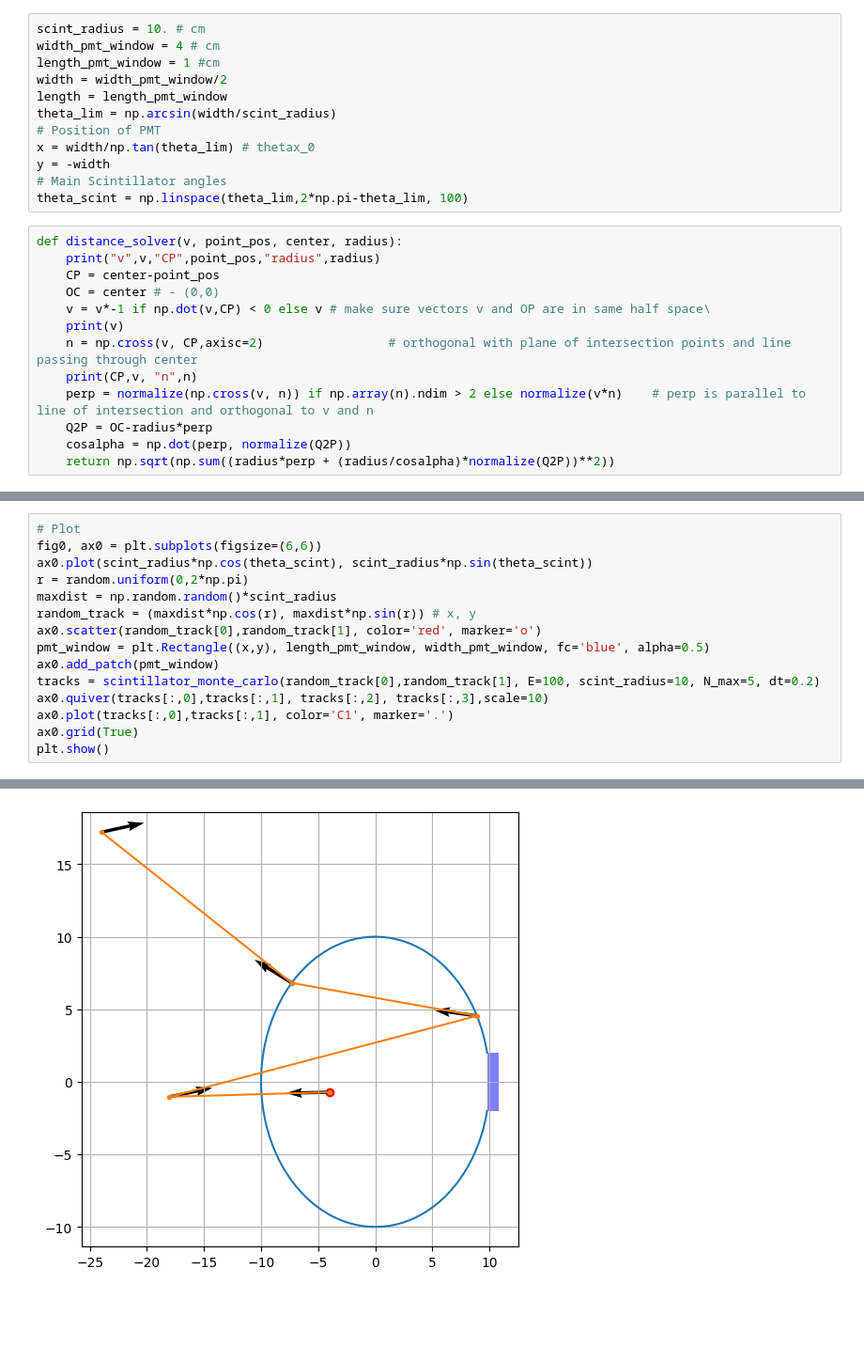
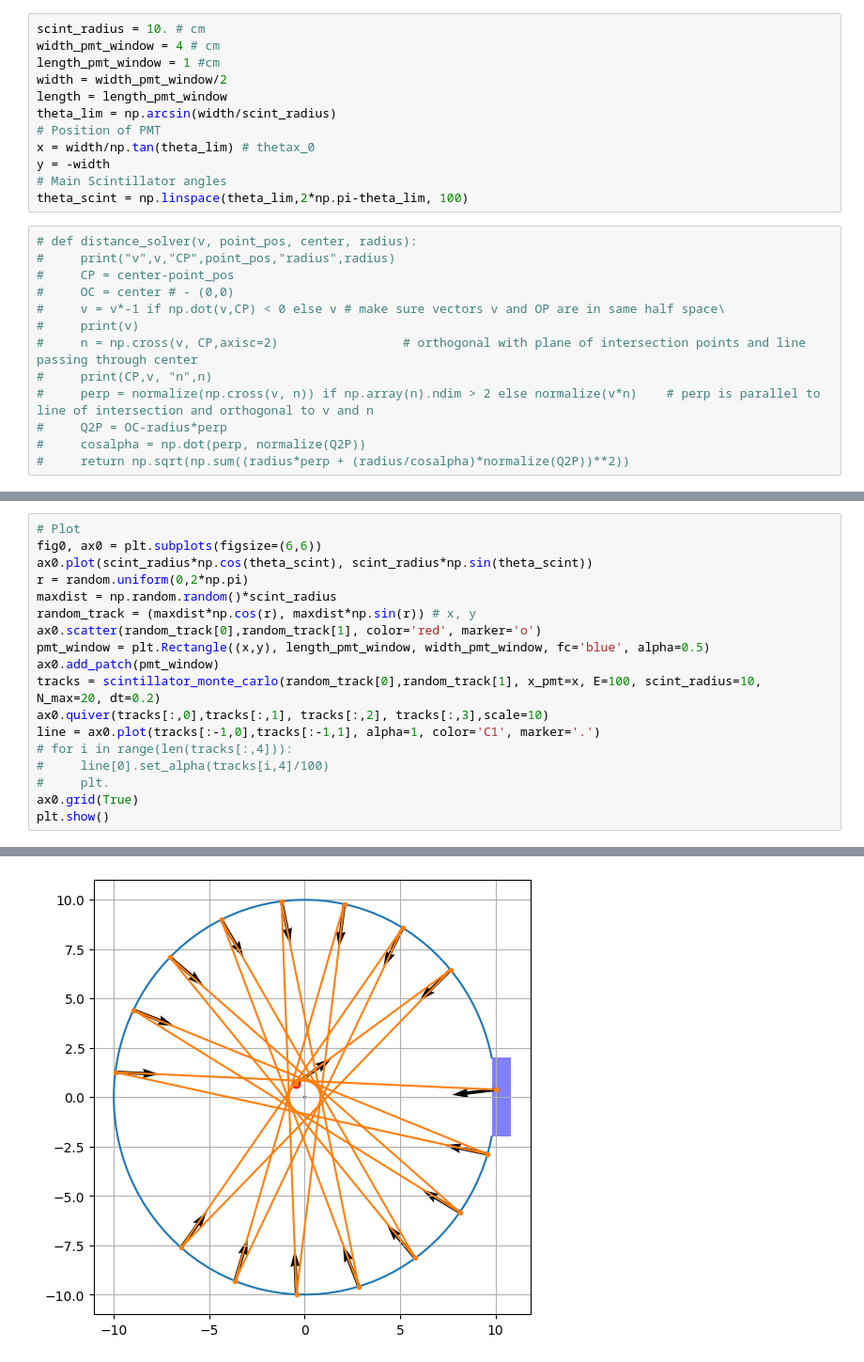
Before and after one commit to llbranch/Monte-Python, a Jupyter notebook: Monte Carlo AESOP-Lite.ipynb, the cells around one changed output, grey strips where cells are left out. Shown: that part at 94% size. Saved outputs shown, nothing was run; the diff lists cells and outputs as text; blank space fills up the shorter version.

Commit message:
PMT and fixed Scintillator

```diff
--- a/Monte Carlo AESOP-Lite.ipynb
+++ b/Monte Carlo AESOP-Lite.ipynb
@@ -31,15 +31,15 @@ y = -width
 # Main Scintillator angles
 theta_scint = np.linspace(theta_lim,2*np.pi-theta_lim, 100)
 # %%
-def distance_solver(v, point_pos, center, radius):
-    print("v",v,"CP",point_pos,"radius",radius)
-    CP = center-point_pos
-    OC = center # - (0,0)
-    v = v*-1 if np.dot(v,CP) < 0 else v # make sure vectors v and OP are in same half space\
-    print(v)
-    n = np.cross(v, CP,axisc=2)                 # orthogonal with plane of intersection points and line passing through center
-    print(CP,v, "n",n)
-    perp = normalize(np.cross(v, n)) if np.array(n).ndim > 2 else normalize(v*n)    # perp is parallel to line of intersection and orthogonal to v and n
-    Q2P = OC-radius*perp
-    cosalpha = np.dot(perp, normalize(Q2P))
-    return np.sqrt(np.sum((radius*perp + (radius/cosalpha)*normalize(Q2P))**2))
+# def distance_solver(v, point_pos, center, radius):
+#     print("v",v,"CP",point_pos,"radius",radius)
+#     CP = center-point_pos
+#     OC = center # - (0,0)
+#     v = v*-1 if np.dot(v,CP) < 0 else v # make sure vectors v and OP are in same half space\
+#     print(v)
+#     n = np.cross(v, CP,axisc=2)                 # orthogonal with plane of intersection points and line passing through center
+#     print(CP,v, "n",n)
+#     perp = normalize(np.cross(v, n)) if np.array(n).ndim > 2 else normalize(v*n)    # perp is parallel to line of intersection and orthogonal to v and n
+#     Q2P = OC-radius*perp
+#     cosalpha = np.dot(perp, normalize(Q2P))
+#     return np.sqrt(np.sum((radius*perp + (radius/cosalpha)*normalize(Q2P))**2))
@@ -90,9 +110,12 @@ random_track = (maxdist*np.cos(r), maxdist*np.sin(r)) # x, y
 ax0.scatter(random_track[0],random_track[1], color='red', marker='o')
 pmt_window = plt.Rectangle((x,y), length_pmt_window, width_pmt_window, fc='blue', alpha=0.5)
 ax0.add_patch(pmt_window)
-tracks = scintillator_monte_carlo(random_track[0],random_track[1], E=100, scint_radius=10, N_max=5, dt=0.2)
+tracks = scintillator_monte_carlo(random_track[0],random_track[1], x_pmt=x, E=100, scint_radius=10, N_max=20, dt=0.2)
 ax0.quiver(tracks[:,0],tracks[:,1], tracks[:,2], tracks[:,3],scale=10)
-ax0.plot(tracks[:,0],tracks[:,1], color='C1', marker='.')
+line = ax0.plot(tracks[:-1,0],tracks[:-1,1], alpha=1, color='C1', marker='.')
+# for i in range(len(tracks[:,4])):
+#     line[0].set_alpha(tracks[i,4]/100)
+#     plt.
 ax0.grid(True)
 plt.show()
 # %% [output]
@@ -116 +139 @@ theta=0.74π
-[figure, old version]
+[figure, new version]
```
Also changed, not shown: parts of 8 cells of this notebook.
